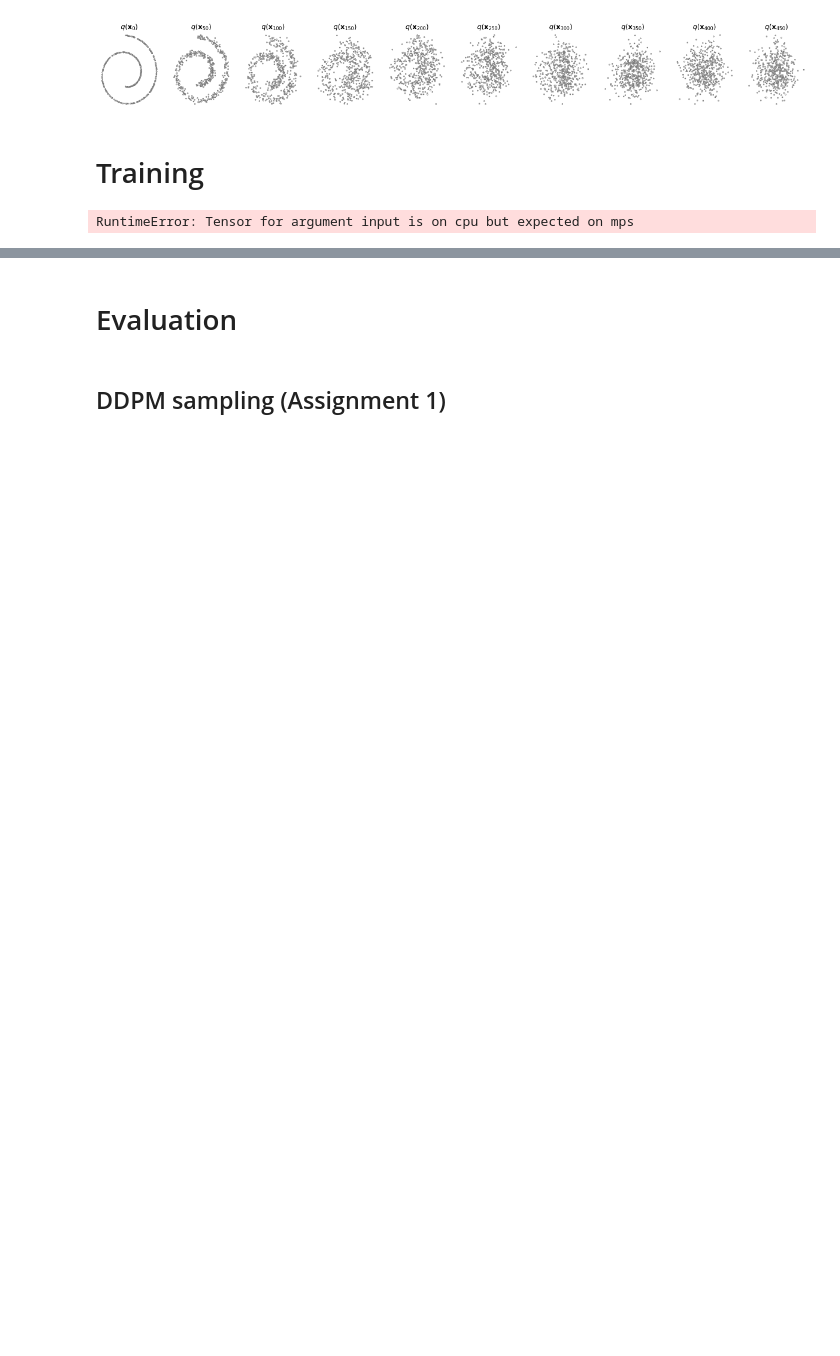
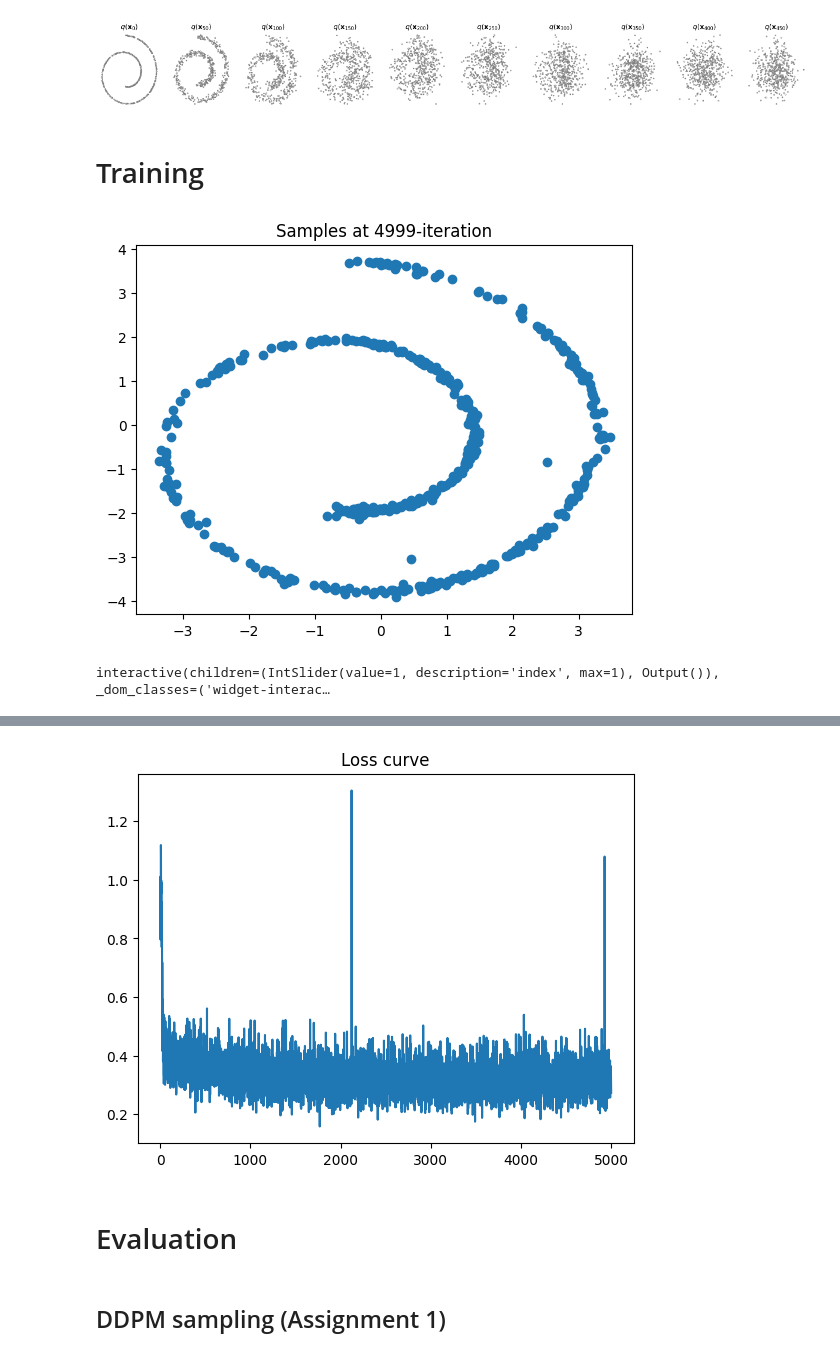
Before and after one commit to minhyeok2001/CS492, a Jupyter notebook: Diffusion-Assignment2-DDIM-CFG/2d_plot_diffusion_todo/ddpm_tutorial.ipynb, the cells around one changed output, grey strips where cells are left out. Drawn from its saved outputs; the diff is of its cells as text; code cells hidden in the pictures; blank space fills up the shorter version.

```diff
--- a/Diffusion-Assignment2-DDIM-CFG/2d_plot_diffusion_todo/ddpm_tutorial.ipynb
+++ b/Diffusion-Assignment2-DDIM-CFG/2d_plot_diffusion_todo/ddpm_tutorial.ipynb
@@ -131,33 +131,34 @@ try:
 
         if step % 4999 == 0:
             with torch.no_grad():
                 ####
                 # NOTE: If you haven't implemented the `ddim_p_sample_loop` method,
                 # use the `p_sample_loop` method instead.
-                #x0 = ddpm.p_sample_loop(shape=(num_vis_particles, 2)).cpu()
-                x0 = ddpm.ddim_p_sample_loop(shape=(num_vis_particles, 2)).cpu()
+                x0 = ddpm.p_sample_loop(shape=(num_vis_particles, 2)).cpu()
+                #x0 = ddpm.ddim_p_sample_loop(shape=(num_vis_particles, 2)).cpu()
                 ####
                 fig, ax = plt.subplots(1,1)
                 ax.scatter(x0[:,0], x0[:,1])
                 ax.set_title(f"Samples at {step}-iteration")
                 clear_output(wait=True)
                 plt.show()
                 img = figure2image(fig)
                 images.append(img)
 
 except KeyboardInterrupt:
     pass
 finally:
     if len(images) > 0:
         slider = IntSlider(min=0, max=len(images)-1, step=1, value=1)
         output = Output()
         def display_image(index):
             with output:
                 output.clear_output(wait=True)
                 display(images[index])
         interact(display_image, index=slider)
         display(output)
         plt.plot(losses)
         plt.title("Loss curve")
 # %% [output]
+[figure, added]
-RuntimeError: Tensor for argument input is on cpu but expected on mps
+interactive(children=(IntSlider(value=1, description='index', max=1), Output()), _dom_classes=('widget-interac…
@@ -164,3 +166,4 @@ RuntimeError: Tensor for argument input is on cpu but expected on mps
+[figure, added]
 # %% [markdown]
 # Evaluation
 # %% [markdown]
```
Also changed, not shown: parts of 5 cells of this notebook, 3 other files.
